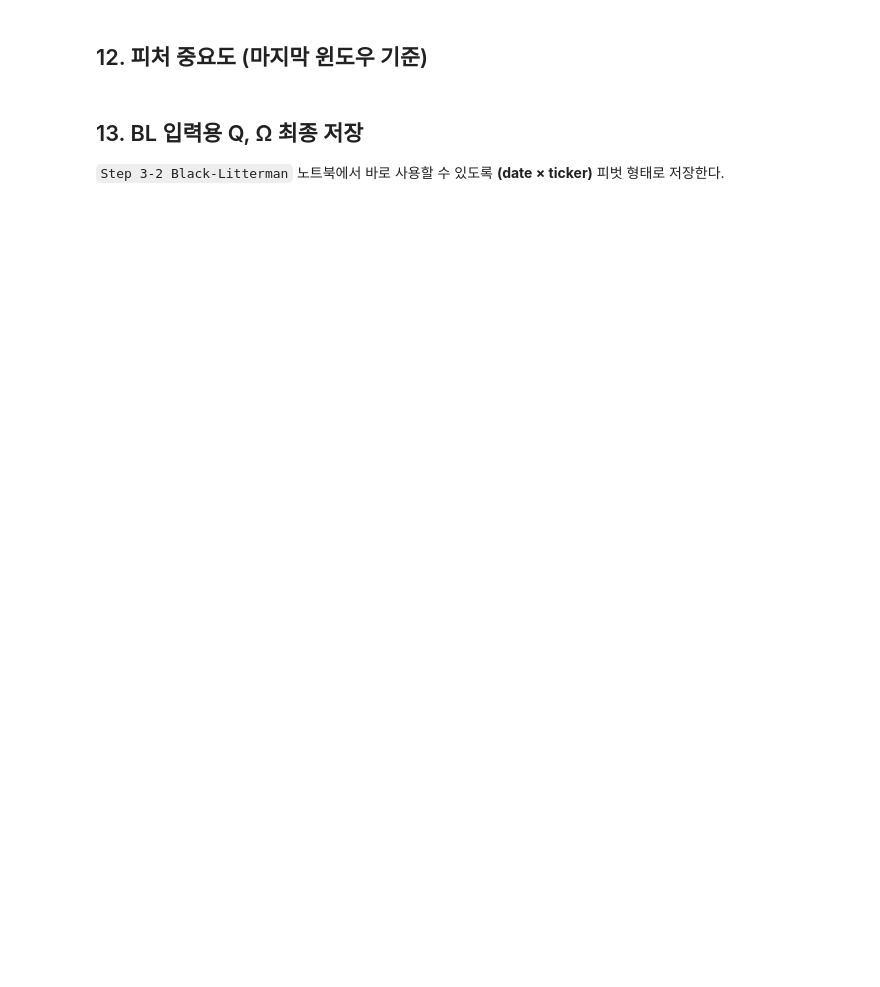
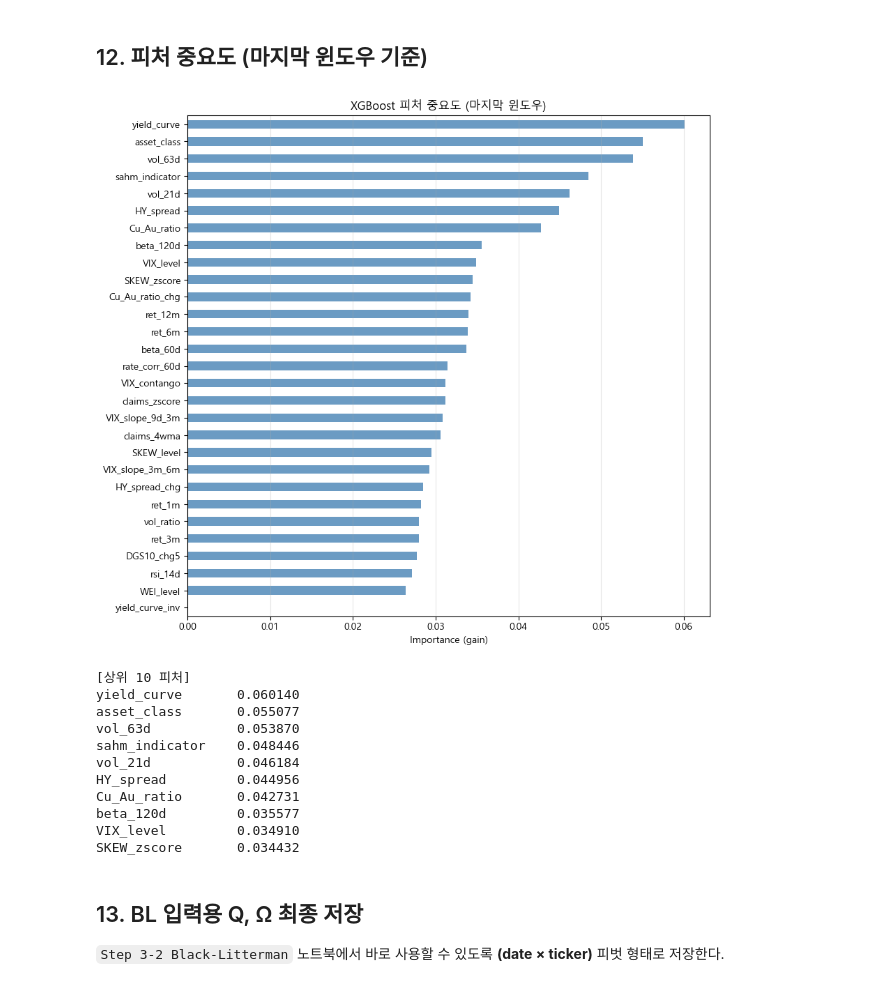
Before and after one commit to sybeom528/finance_project, a Jupyter notebook: 서윤범/Step3_XGBoost_walkForward.ipynb, the cells around one changed output. Saved outputs shown, nothing was run; the diff lists cells and outputs as text; code cells hidden in the pictures; blank space fills up the shorter version.

```diff
--- a/서윤범/Step3_XGBoost_walkForward.ipynb
+++ b/서윤범/Step3_XGBoost_walkForward.ipynb
@@ -68,11 +79,9 @@ try:
     panel = pd.read_parquet(DATA_DIR / "long_panel.parquet")
     print("✅ parquet 로드 성공")
 except FileNotFoundError:
-    panel = pd.read_csv(
-        DATA_DIR / "df_panel.csv",
-        index_col=["date", "ticker"],
-        parse_dates=["date"]
-    )
+    panel = pd.read_csv(DATA_DIR / "df_panel.csv", parse_dates=["Date"])
+    panel = panel.rename(columns={"Date": "date", "Ticker": "ticker"})
+    panel = panel.set_index(["date", "ticker"])
     print("✅ csv 로드 성공")
 
 panel = panel.sort_index()
@@ -571,20 +750,33 @@ plt.show()
 ## 12. 피처 중요도 (마지막 윈도우 기준)
 # %%
 if final_model is not None:
-    feat_names = available_num + available_cat
+    feat_names = list(final_model.feature_names_in_)
     importance = (pd.Series(final_model.feature_importances_, index=feat_names)
                   .sort_values(ascending=True))
 
     fig, ax = plt.subplots(figsize=(9, max(6, len(feat_names) * 0.28)))
     importance.plot(kind="barh", ax=ax, color="steelblue", alpha=0.8)
     ax.set_title(f"XGBoost 피처 중요도 (마지막 윈도우)", fontsize=12)
     ax.set_xlabel("Importance (gain)"); ax.grid(alpha=0.3, axis="x")
     plt.tight_layout()
     plt.savefig(OUTPUT_DIR / "xgb_feature_importance.png", dpi=150, bbox_inches="tight")
     plt.show()
 
     print("\n[상위 10 피처]")
     print(importance.sort_values(ascending=False).head(10).to_string())
+# %% [output]
+[figure, added]
+[상위 10 피처]
+yield_curve       0.060140
+asset_class       0.055077
+vol_63d           0.053870
+sahm_indicator    0.048446
+vol_21d           0.046184
+HY_spread         0.044956
+Cu_Au_ratio       0.042731
+beta_120d         0.035577
+VIX_level         0.034910
+SKEW_zscore       0.034432
 # %% [markdown]
 ## 13. BL 입력용 Q, Ω 최종 저장
 
```
Also changed, not shown: parts of 19 cells of this notebook, 13 other files.
